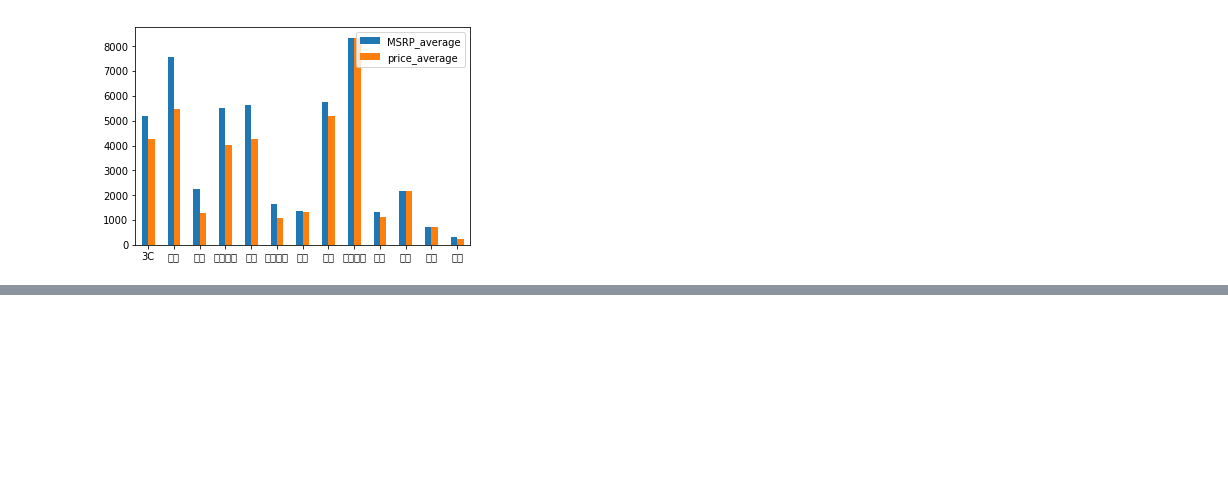
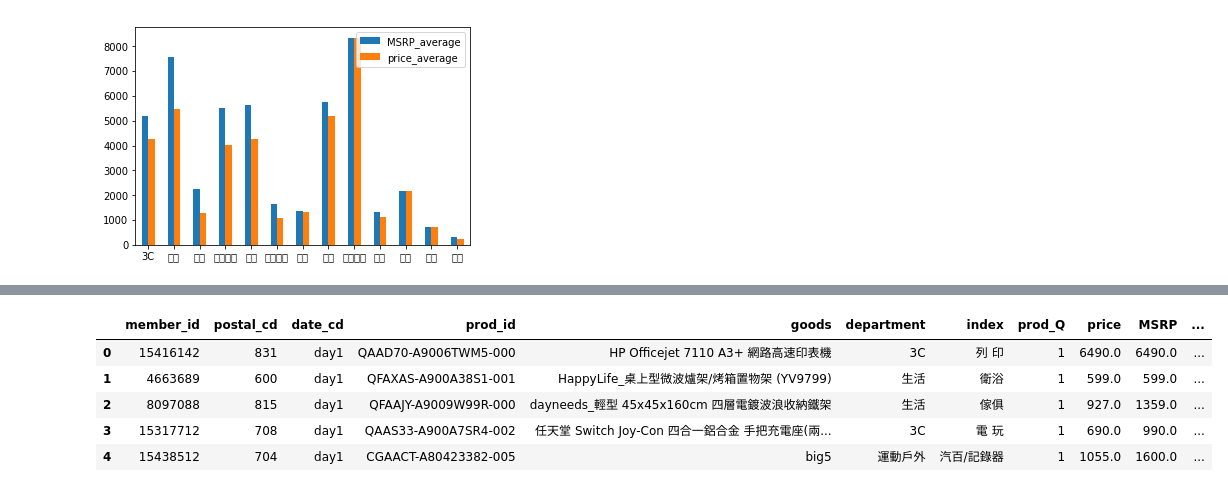
Before and after one commit to Ken0327/DataInnovation, a Jupyter notebook: catogory_pchome.ipynb, the cells around one changed output, grey strips where cells are left out. Saved outputs shown, nothing was run; the diff lists cells and outputs as text; code cells hidden in the pictures; blank space fills up the shorter version.

Commit message:
update district distribution by psotal

```diff
--- a/catogory_pchome.ipynb
+++ b/catogory_pchome.ipynb
@@ -138,0 +206,23 @@ ax = df.plot.bar(rot=0)
+# %%
+# Add district column select by zip data
+
+district = []
+cities = []
+for i in app_train.index:
+    zip = str(app_train['postal_cd'][i])
+    dist = zip_data.loc[zip_data['Zip_Code'] == zip].iloc[0]['District']
+    city = zip_city.loc[zip_city['Zip_Code'] == zip].iloc[0]['City']
+    district.append(dist)
+    cities.append(city)
+
+app_train['District'] = district
+app_train['City'] = cities
+
+app_train.head()
+# %% [output]
+|  | member_id | postal_cd | date_cd | prod_id | goods | department | index | prod_Q | price | MSRP | ... |
+| 0 | 15416142 | 831 | day1 | QAAD70-A9006TWM5-000 | HP Officejet 7110 A3+ 網路高速印表機 | 3C | 列 印 | 1 | 6490.0 | 6490.0 | ... |
+| 1 | 4663689 | 600 | day1 | QFAXAS-A900A38S1-001 | HappyLife_桌上型微波爐架/烤箱置物架 (YV9799) | 生活 | 衛浴 | 1 | 599.0 | 599.0 | ... |
+| 2 | 8097088 | 815 | day1 | QFAAJY-A9009W99R-000 | dayneeds_輕型 45x45x160cm 四層電鍍波浪收納鐵架 | 生活 | 傢俱 | 1 | 927.0 | 1359.0 | ... |
+| 3 | 15317712 | 708 | day1 | QAAS33-A900A7SR4-002 | 任天堂 Switch Joy-Con 四合一鋁合金 手把充電座(兩... | 3C | 電 玩 | 1 | 690.0 | 990.0 | ... |
+| 4 | 15438512 | 704 | day1 | CGAACT-A80423382-005 | big5 | 運動戶外 | 汽百/記錄器 | 1 | 1055.0 | 1600.0 | ... |
```
Also changed, not shown: parts of 6 cells of this notebook.
